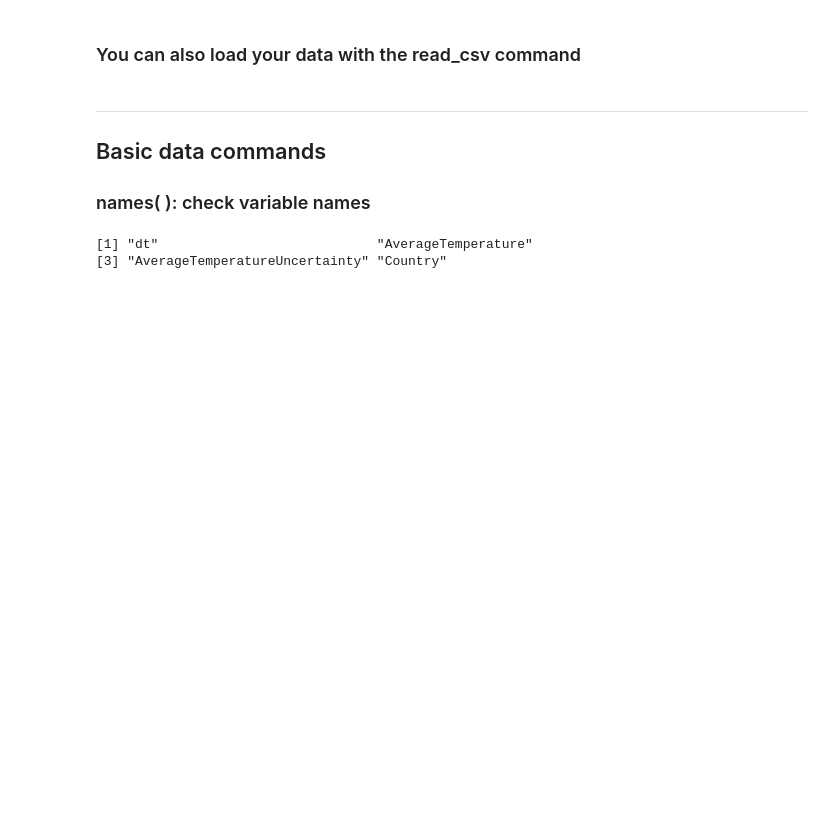
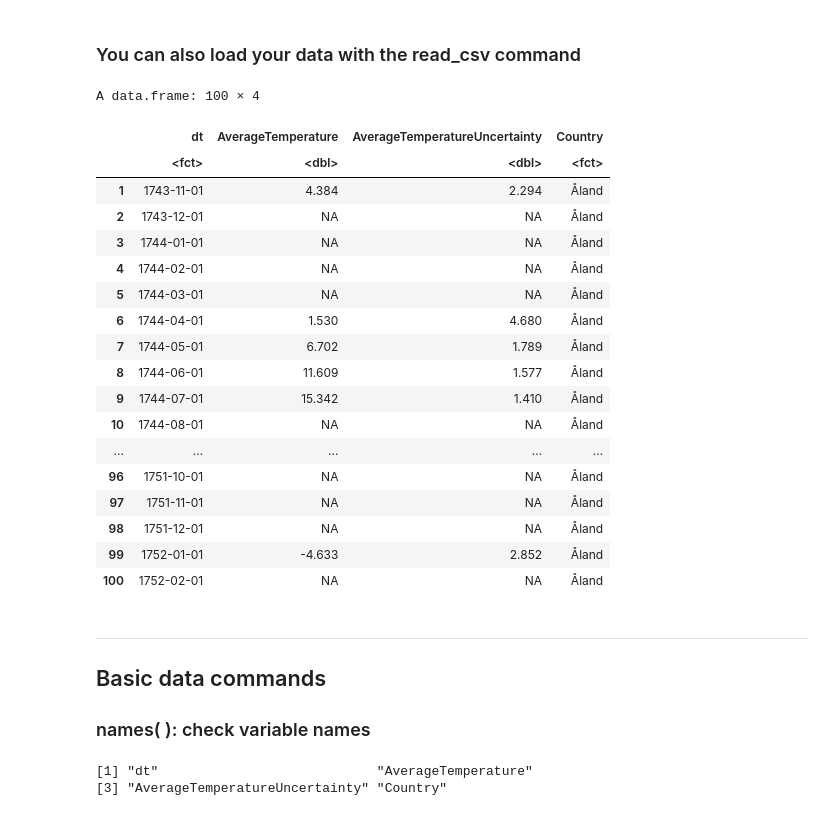
Before and after one commit to marquesarthur/research-commons-r-workshop, a Jupyter notebook: workshop.ipynb, the cells around one changed output. Saved outputs shown, nothing was run; the diff lists cells and outputs as text; code cells hidden in the pictures; blank space fills up the shorter version.

```diff
--- a/workshop.ipynb
+++ b/workshop.ipynb
@@ -173,6 +173,28 @@ After typing the first few lines of a command, <kbd>tab</kbd> auto-completes the
 ### You can also load your data with the read_csv command
 # %%
 mydata <- read.csv("GlobalLandTemperaturesByCountry.csv")
+# %%
+head(mydata, 100)
+# %% [output]
+A data.frame: 100 × 4
+|  | dt | AverageTemperature | AverageTemperatureUncertainty | Country |
+|  | <fct> | <dbl> | <dbl> | <fct> |
+| 1 | 1743-11-01 | 4.384 | 2.294 | Åland |
+| 2 | 1743-12-01 | NA | NA | Åland |
+| 3 | 1744-01-01 | NA | NA | Åland |
+| 4 | 1744-02-01 | NA | NA | Åland |
+| 5 | 1744-03-01 | NA | NA | Åland |
+| 6 | 1744-04-01 | 1.530 | 4.680 | Åland |
+| 7 | 1744-05-01 | 6.702 | 1.789 | Åland |
+| 8 | 1744-06-01 | 11.609 | 1.577 | Åland |
+| 9 | 1744-07-01 | 15.342 | 1.410 | Åland |
+| 10 | 1744-08-01 | NA | NA | Åland |
+| ... | ... | ... | ... | ... |
+| 96 | 1751-10-01 | NA | NA | Åland |
+| 97 | 1751-11-01 | NA | NA | Åland |
+| 98 | 1751-12-01 | NA | NA | Åland |
+| 99 | 1752-01-01 | -4.633 | 2.852 | Åland |
+| 100 | 1752-02-01 | NA | NA | Åland |
 # %% [markdown]
 ***
 
```
